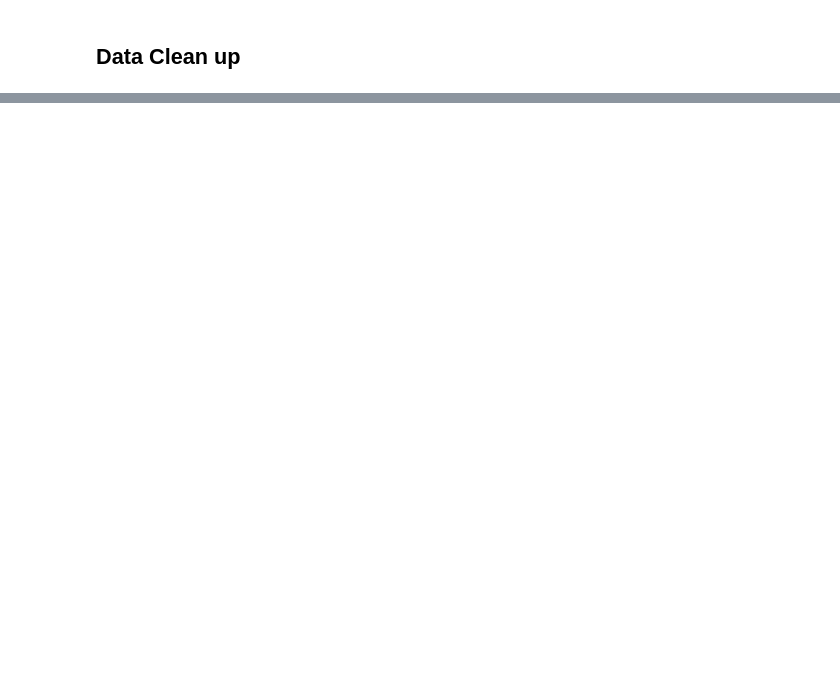
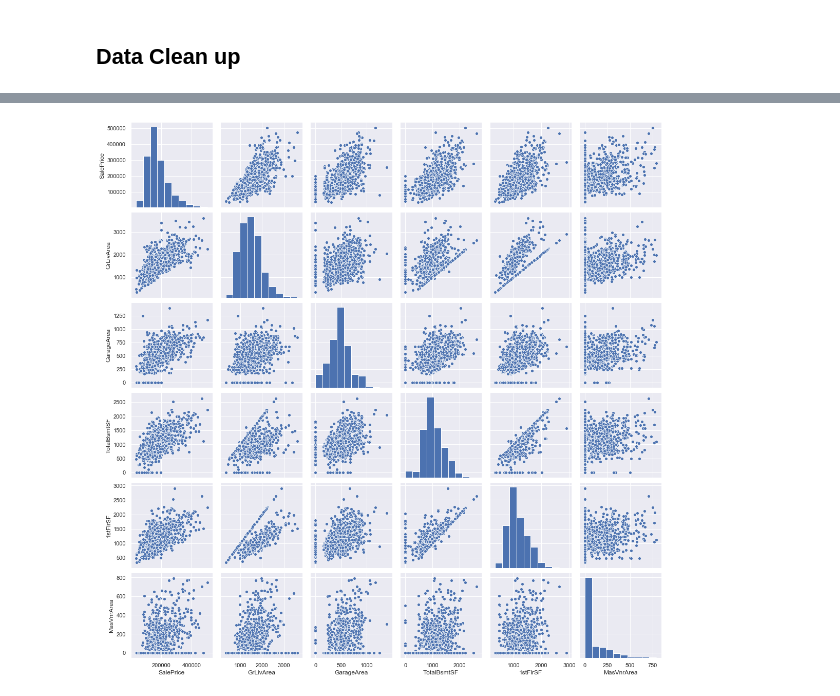
Before and after one commit to sriksmachi/nlp-plagiarism-detection, a Jupyter notebook: surprisehousing_priceprediction.ipynb, the cells around one changed output, grey strips where cells are left out. Drawn from its saved outputs; the diff is of its cells as text; code cells hidden in the pictures; blank space fills up the shorter version.

```diff
--- a/surprisehousing_priceprediction.ipynb
+++ b/surprisehousing_priceprediction.ipynb
@@ -100,0 +646,9 @@ Mean  - 69.0
+# %%
+# Let us see the data distribution for these 5 key predictors, observe patterns
+
+sns.set()
+var = ['SalePrice','GrLivArea', 'GarageArea', 'TotalBsmtSF', "1stFlrSF", "MasVnrArea"]
+sns.pairplot(ds_clean[var], size=2.5)
+plt.show()
+# %% [output]
+[figure, added]
```
Also changed, not shown: parts of 97 cells of this notebook.
